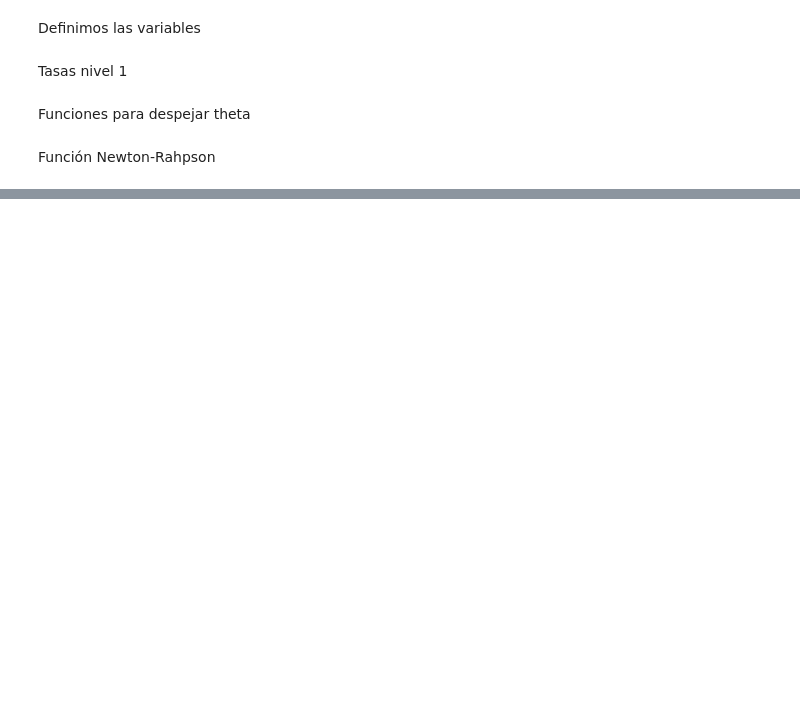
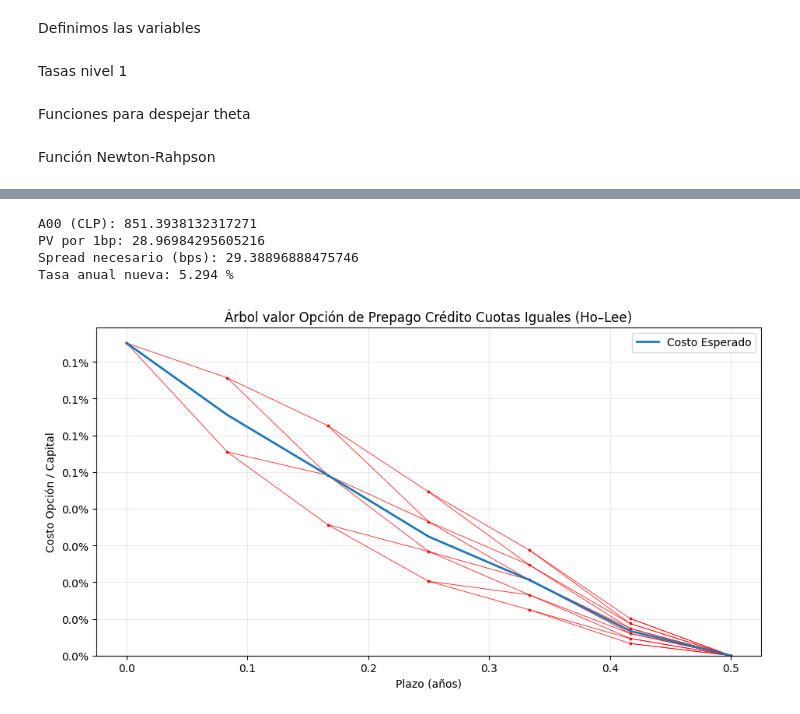
Before and after one commit to vgalfaro/capstone, a Jupyter notebook: holee_simple.ipynb, the cells around one changed output, grey strips where cells are left out. Cells and saved outputs as stored; diff of their text form; code cells hidden in the pictures; blank space fills up the shorter version.

Commit message:
valoración y consttrucción de la matriz A

```diff
--- a/holee_simple.ipynb
+++ b/holee_simple.ipynb
@@ -724,0 +380,52 @@ df1.to_excel("output.xlsx")
+# %%
+S = np.full((N+1, N+1), np.nan)
+A = np.full((N+1, N+1), np.nan)
+D = factores_descuento(r, dt)
+
+nocional = 1_000_000
+tasa = 5/100
+bullet = False
+
+
+credito = Credit(tasa, N, nocional, bullet)
+C = coupons_from_credit(credito)
+K = K_from_credit(credito, "pre")
+for i in range(N+1):
+    S[i,N] = 0
+
+for j in reversed(range(N)):
+  for i in range(j+1):
+    S[i,j] = D[i,j] * (0.5*S[i, j+1] + 0.5*S[i+1, j+1] + C[j])
+
+for i in range(0,N+1):
+    A[i,N] = 0
+for j in reversed(range(N)):
+    for i in range(j+1):
+        early = S[i,j]-K[j]
+        cont =  0.5 * (A[i, j+1] + A[i+1, j+1]) ## ACÁ HAY QUE MULTIPLICAR POR D[i,j]??
+        A[i,j] = max(early, cont)
+
+
+
+bp = 1e-4  # 1 basis point en tasa anual (decimal)
+
+# PV sin opción con la tasa actual del contrato
+pv0 = pv_straight_given_rate(credito.ann_rate, r, dt)
+# PV con +1 bp en la tasa del contrato
+pv_up = pv_straight_given_rate(credito.ann_rate + bp, r, dt)
+
+pv_per_bp = pv_up - pv0          # CLP por 1 bp en la tasa anual del contrato
+bps_exact = A[0,0] / pv_per_bp   # bps que debes agregar
+
+print("A00 (CLP):", A[0,0])
+print("PV por 1bp:", pv_per_bp)
+print("Spread necesario (bps):", bps_exact)
+
+# Nueva tasa contractual:
+new_annual_rate = credito.ann_rate + bps_exact * 1e-4
+print("Tasa anual nueva:", round(new_annual_rate*100,3),"%")
+# %% [output]
+A00 (CLP): 851.3938132317271
+PV por 1bp: 28.96984295605216
+Spread necesario (bps): 29.38896888475746
+Tasa anual nueva: 5.294 %
@@ -724,0 +626,17 @@ df1.to_excel("output.xlsx")
+# %%
+principal = nocional
+
+if bullet:
+    titulo = "Árbol valor Opción de Prepago Crédito Bullet (Ho–Lee)"
+else:
+    titulo = "Árbol valor Opción de Prepago Crédito Cuotas Iguales (Ho–Lee)"
+
+plot_option_lattice(
+    A,
+    dt=dt,
+    title=titulo,
+    principal=principal,        # para que el eje Y sea %
+    show_expectation=True
+)
+# %% [output]
+[figure, added]
```
Also changed, not shown: parts of 21 cells of this notebook, 2 other files.
